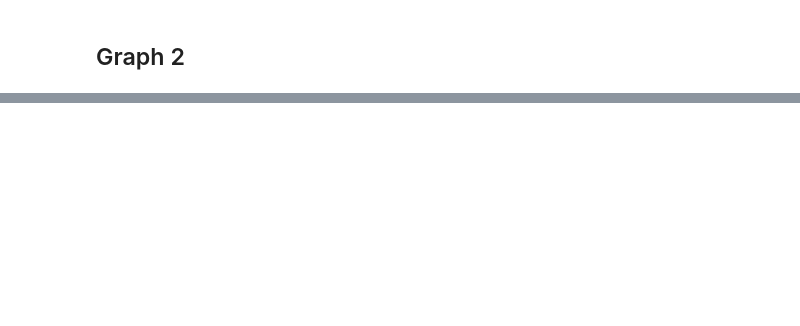
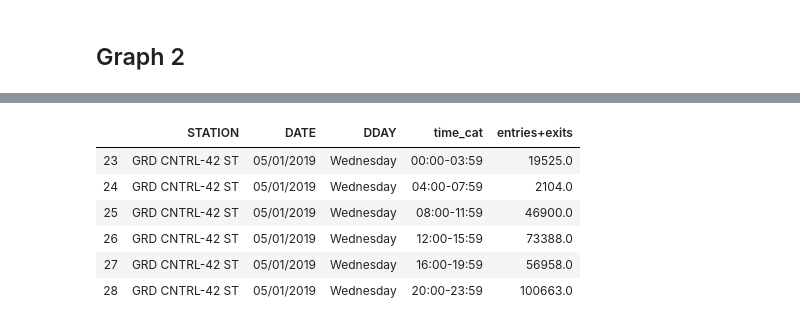
Before and after one commit to shreyak9/metis-project-1, a Jupyter notebook: project 1 cleaning.ipynb, the cells around one changed output, grey strips where cells are left out. Saved outputs shown, nothing was run; the diff lists cells and outputs as text; code cells hidden in the pictures; blank space fills up the shorter version.

```diff
--- a/project 1 cleaning.ipynb
+++ b/project 1 cleaning.ipynb
@@ -302,0 +351,15 @@ mta_station_day_time.head(20)
+# %%
+mta_34PE_time_Wed= mta_34PE_time[mta_34PE_time['DDAY'] =='Wednesday' ]
+mta_GC42_time_Wed= mta_GC42_time[mta_GC42_time['DDAY'] =='Wednesday' ]
+mta_34HE_time_Wed= mta_34HE_time[mta_34HE_time['DDAY'] =='Wednesday' ]
+mta_14UN_time_Wed= mta_14UN_time[mta_14UN_time['DDAY'] =='Wednesday' ]
+mta_TS42_time_Wed= mta_TS42_time[mta_TS42_time['DDAY'] =='Wednesday' ]
+mta_GC42_time_Wed
+# %% [output]
+|  | STATION | DATE | DDAY | time_cat | entries+exits |
+| 23 | GRD CNTRL-42 ST | 05/01/2019 | Wednesday | 00:00-03:59 | 19525.0 |
+| 24 | GRD CNTRL-42 ST | 05/01/2019 | Wednesday | 04:00-07:59 | 2104.0 |
+| 25 | GRD CNTRL-42 ST | 05/01/2019 | Wednesday | 08:00-11:59 | 46900.0 |
+| 26 | GRD CNTRL-42 ST | 05/01/2019 | Wednesday | 12:00-15:59 | 73388.0 |
+| 27 | GRD CNTRL-42 ST | 05/01/2019 | Wednesday | 16:00-19:59 | 56958.0 |
+| 28 | GRD CNTRL-42 ST | 05/01/2019 | Wednesday | 20:00-23:59 | 100663.0 |
```
Also changed, not shown: parts of 9 cells of this notebook, 1 other file.
